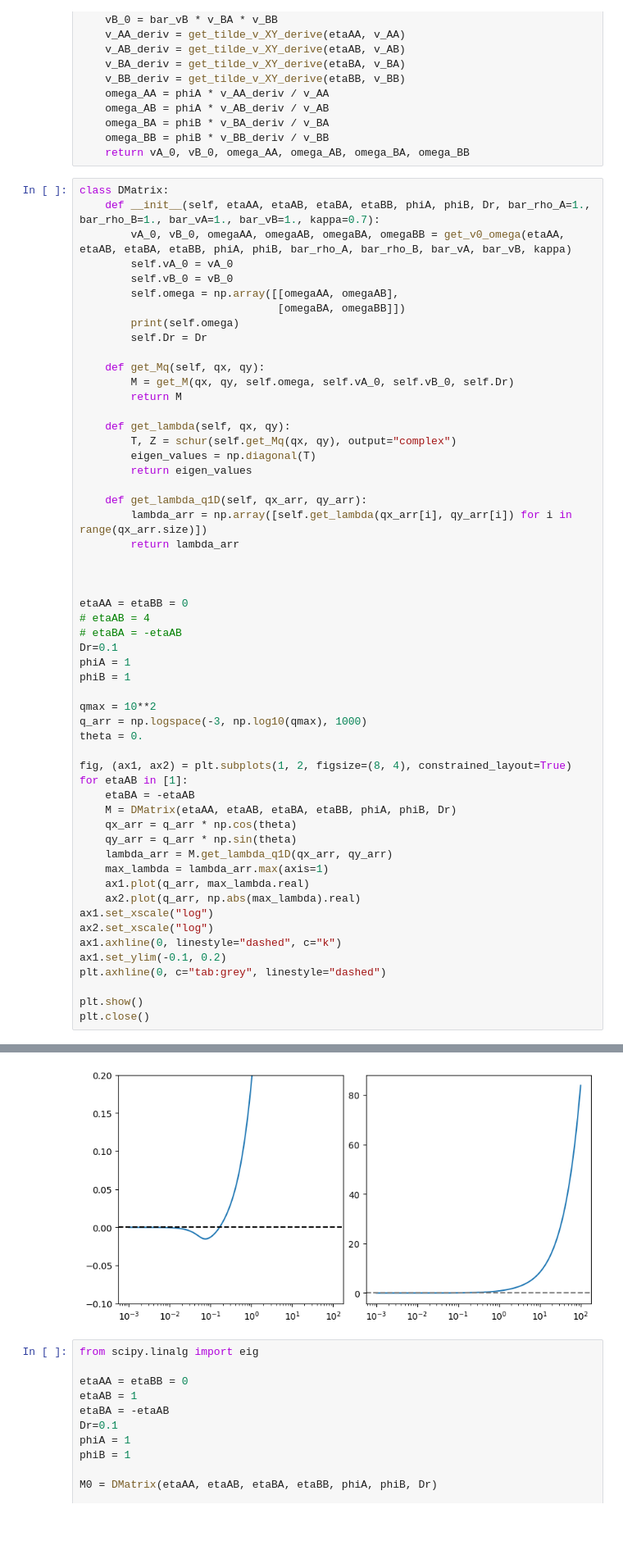
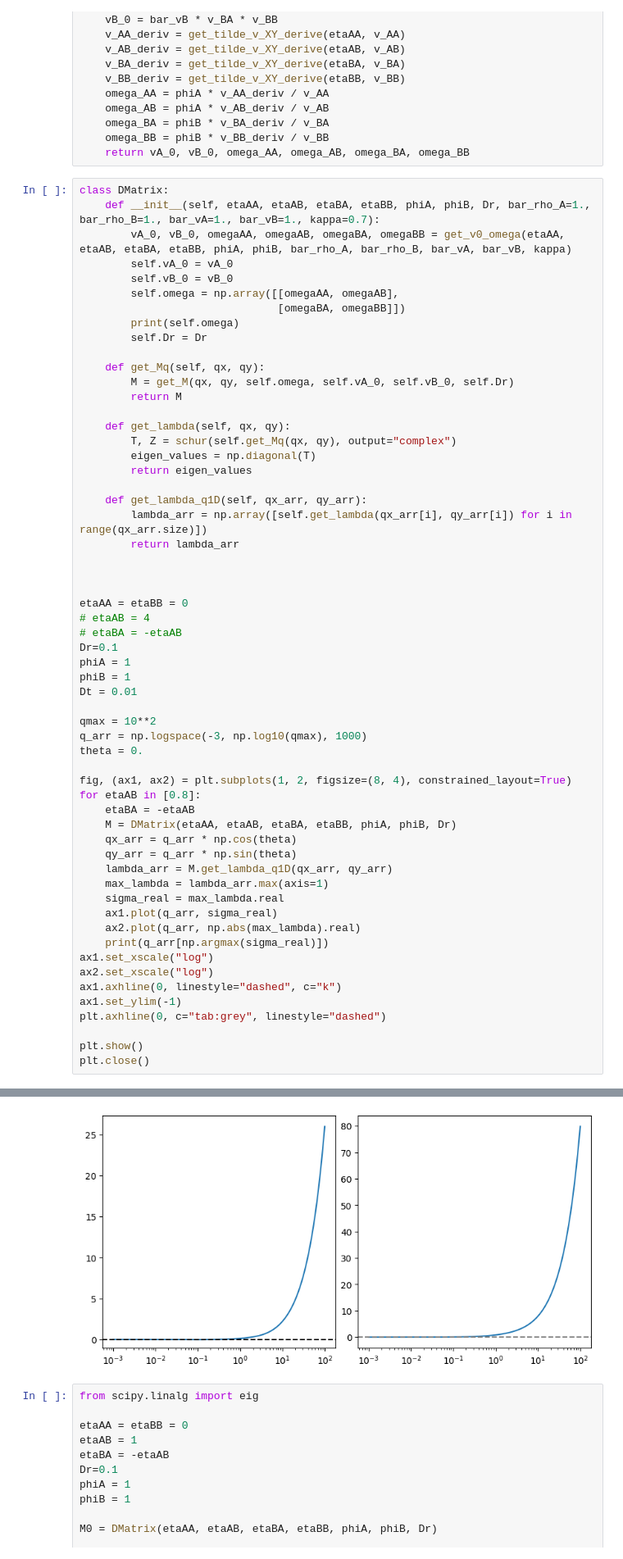
Before and after one commit to skyline-nju/PDE, a Jupyter notebook: Linear_instability/theory_f2.ipynb, the cells around one changed output, grey strips where cells are left out. Shown at 82% size. Saved outputs shown, nothing was run; the diff lists cells and outputs as text; blank space fills up the shorter version.

```diff
--- a/Linear_instability/theory_f2.ipynb
+++ b/Linear_instability/theory_f2.ipynb
@@ -302,25 +302,28 @@ etaAA = etaBB = 0
 Dr=0.1
 phiA = 1
 phiB = 1
+Dt = 0.01
 
 qmax = 10**2
 q_arr = np.logspace(-3, np.log10(qmax), 1000)
 theta = 0.
 
 fig, (ax1, ax2) = plt.subplots(1, 2, figsize=(8, 4), constrained_layout=True)
-for etaAB in [1]:
+for etaAB in [0.8]:
     etaBA = -etaAB
     M = DMatrix(etaAA, etaAB, etaBA, etaBB, phiA, phiB, Dr)
     qx_arr = q_arr * np.cos(theta)
     qy_arr = q_arr * np.sin(theta)
     lambda_arr = M.get_lambda_q1D(qx_arr, qy_arr)
     max_lambda = lambda_arr.max(axis=1)
-    ax1.plot(q_arr, max_lambda.real)
+    sigma_real = max_lambda.real
+    ax1.plot(q_arr, sigma_real)
     ax2.plot(q_arr, np.abs(max_lambda).real)
+    print(q_arr[np.argmax(sigma_real)])
 ax1.set_xscale("log")
 ax2.set_xscale("log")
 ax1.axhline(0, linestyle="dashed", c="k")
-ax1.set_ylim(-0.1, 0.2)
+ax1.set_ylim(-1)
 plt.axhline(0, c="tab:grey", linestyle="dashed")
 
 plt.show()
@@ -331,4 +335,4 @@ plt.close()
-[figure, old version]
+[figure, new version]
 # %%
 from scipy.linalg import eig
 
```
Also changed, not shown: parts of 1 cell of this notebook, 6 other files.
